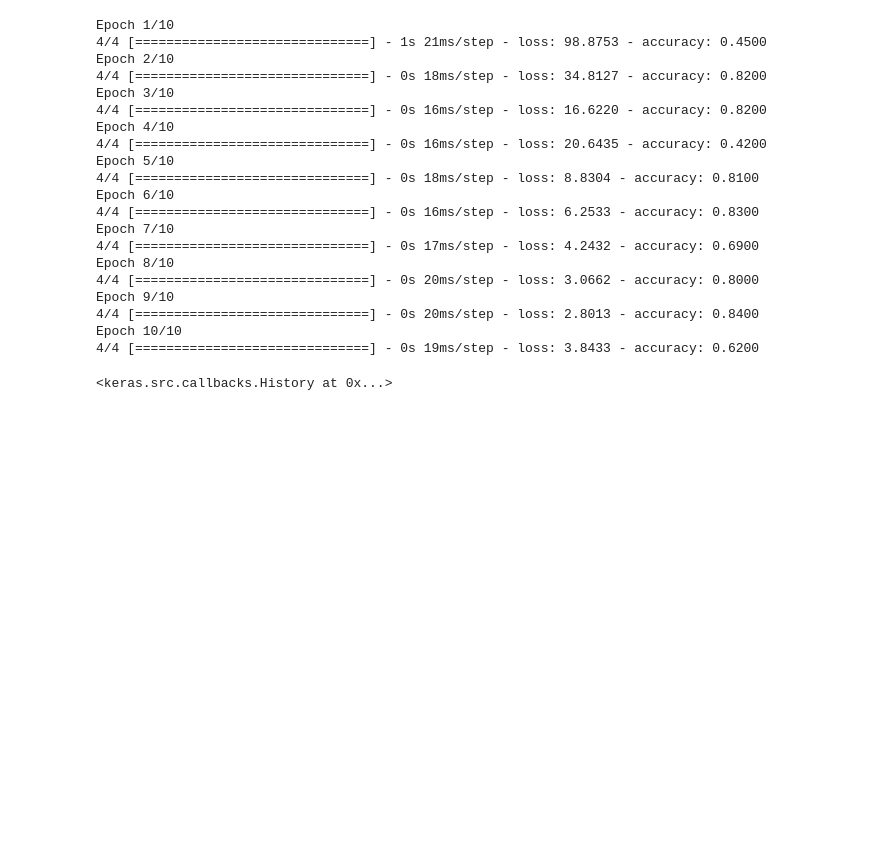
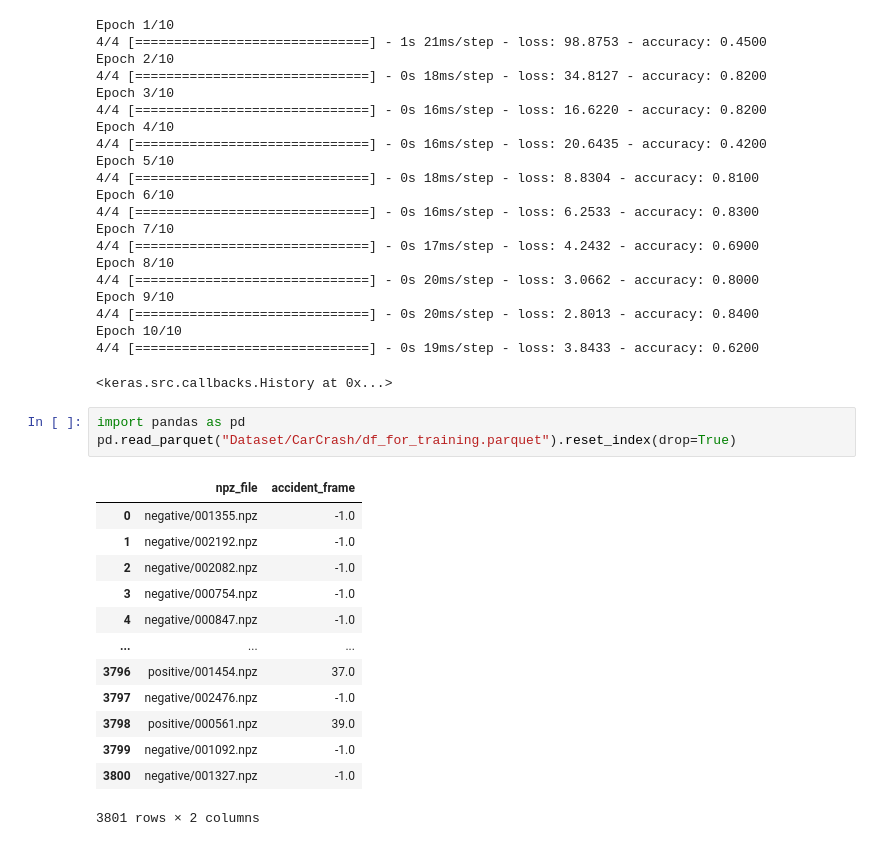
Before and after one commit to alexismarie8314/PFE_RECHERCHE_VOITURE, a Jupyter notebook: test.ipynb, the cells around one changed output. Saved outputs shown, nothing was run; the diff lists cells and outputs as text; blank space fills up the shorter version.

```diff
--- a/test.ipynb
+++ b/test.ipynb
@@ -491,3 +491,20 @@ Epoch 9/10
 Epoch 10/10
 4/4 [==============================] - 0s 19ms/step - loss: 3.8433 - accuracy: 0.6200
 <keras.src.callbacks.History at 0x...>
+# %%
+import pandas as pd
+pd.read_parquet("Dataset/CarCrash/df_for_training.parquet").reset_index(drop=True)
+# %% [output]
+|  | npz_file | accident_frame |
+| 0 | negative/001355.npz | -1.0 |
+| 1 | negative/002192.npz | -1.0 |
+| 2 | negative/002082.npz | -1.0 |
+| 3 | negative/000754.npz | -1.0 |
+| 4 | negative/000847.npz | -1.0 |
+| ... | ... | ... |
+| 3796 | positive/001454.npz | 37.0 |
+| 3797 | negative/002476.npz | -1.0 |
+| 3798 | positive/000561.npz | 39.0 |
+| 3799 | negative/001092.npz | -1.0 |
+| 3800 | negative/001327.npz | -1.0 |
+3801 rows × 2 columns
```
